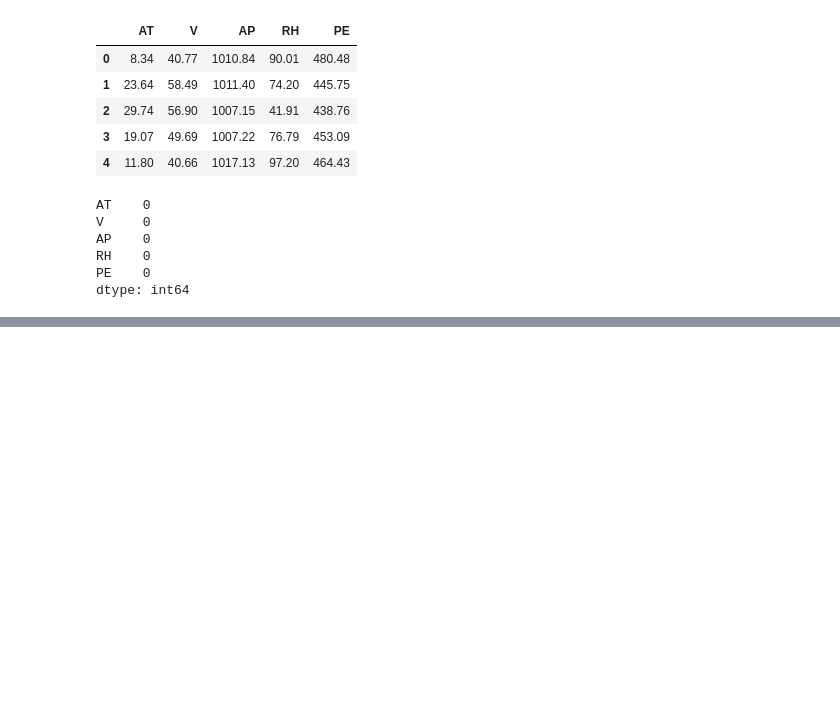
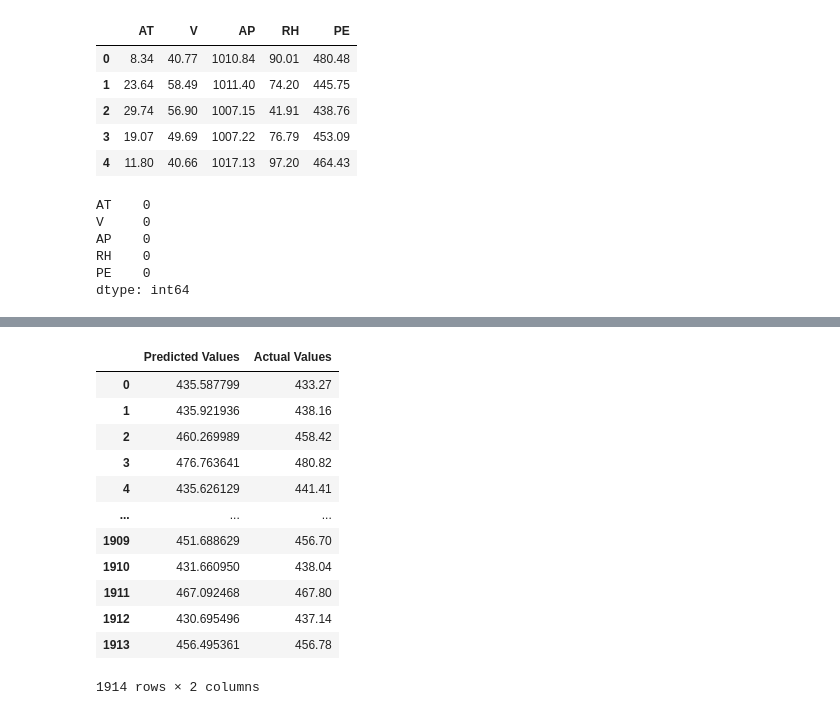
Before and after one commit to VEDAANT04/ANN_REGRESSION_mini, a Jupyter notebook: ANN_Regression.ipynb, the cells around one changed output, grey strips where cells are left out. Drawn from its saved outputs; the diff is of its cells as text; code cells hidden in the pictures; blank space fills up the shorter version.

```diff
--- a/ANN_Regression.ipynb
+++ b/ANN_Regression.ipynb
@@ -109,3 +93,3 @@ test_dataset =TensorDataset(X_test_tensor,y_test_tensor)
 # %%
-train_loader = DataLoader(train_dataset,batch_size = 32,shuffle=True)
-test_loader = DataLoader(test_dataset,batch_size = 32,shuffle=True)
+train_loader = DataLoader(train_dataset, batch_size=32, shuffle=True)
+test_loader = DataLoader(test_dataset, batch_size=32)
@@ -111,0 +238,19 @@ test_loader = DataLoader(test_dataset,batch_size = 32,shuffle=True)
+# %%
+predicted_df = pd.DataFrame(test_preds.numpy(), columns=["Predicted Values"])
+actual_df = pd.DataFrame(y_test.values, columns=["Actual Values"])
+
+pd.concat([predicted_df, actual_df], axis=1)
+# %% [output]
+|  | Predicted Values | Actual Values |
+| 0 | 435.587799 | 433.27 |
+| 1 | 435.921936 | 438.16 |
+| 2 | 460.269989 | 458.42 |
+| 3 | 476.763641 | 480.82 |
+| 4 | 435.626129 | 441.41 |
+| ... | ... | ... |
+| 1909 | 451.688629 | 456.70 |
+| 1910 | 431.660950 | 438.04 |
+| 1911 | 467.092468 | 467.80 |
+| 1912 | 430.695496 | 437.14 |
+| 1913 | 456.495361 | 456.78 |
+1914 rows × 2 columns
```
Also changed, not shown: parts of 27 cells of this notebook, 1 other file.
